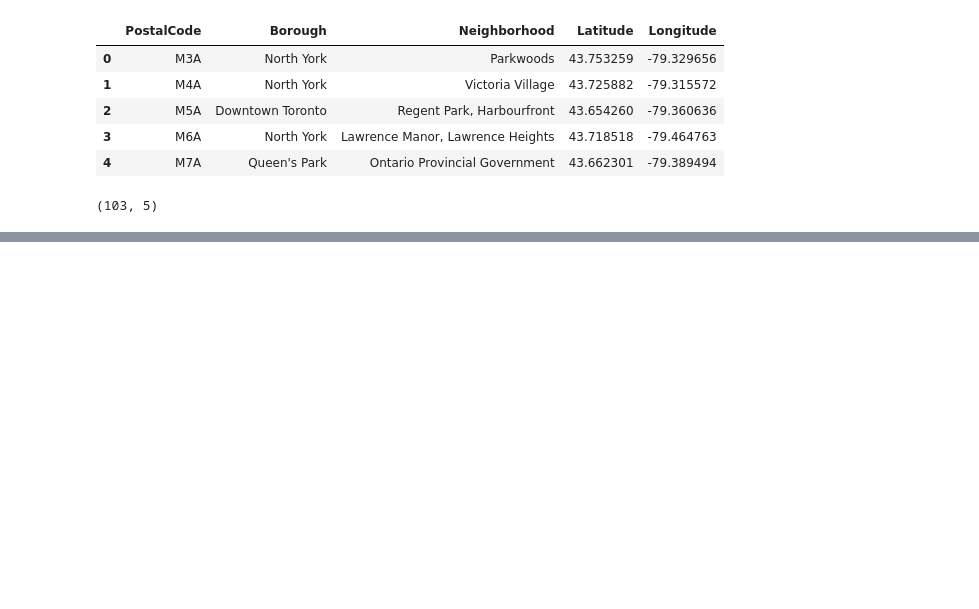
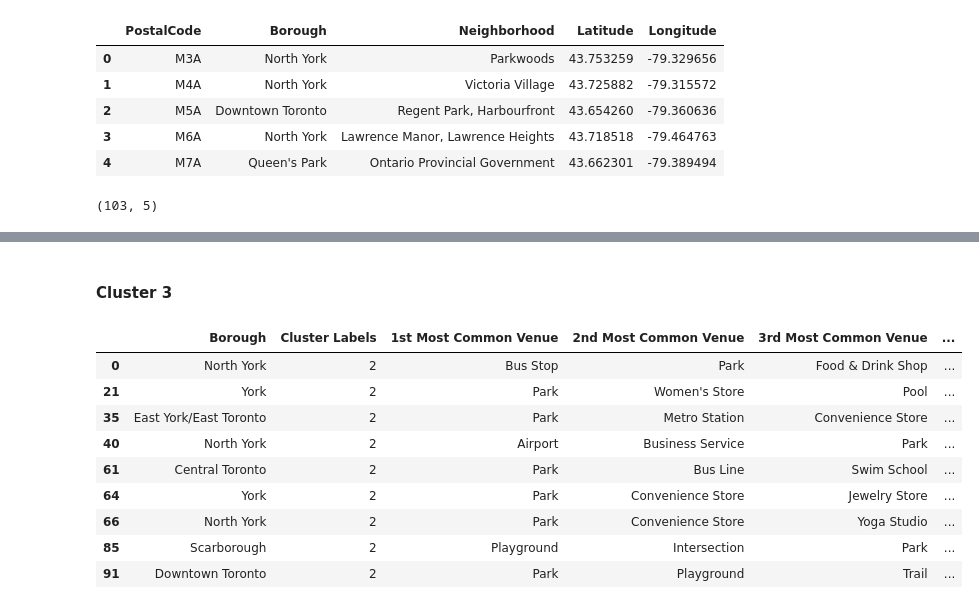
Before and after one commit to XinyaXu2332/Applied-Data-Science-Capstone, a Jupyter notebook: Neighborhoods_in_Toronto.ipynb, the cells around one changed output, grey strips where cells are left out. Cells and saved outputs as stored; diff of their text form; code cells hidden in the pictures; blank space fills up the shorter version.

```diff
--- a/Neighborhoods_in_Toronto.ipynb
+++ b/Neighborhoods_in_Toronto.ipynb
@@ -103,0 +409,15 @@ df_final.shape
+# %% [markdown]
+#### Cluster 3
+# %%
+toronto_merged.loc[toronto_merged['Cluster Labels'] == 2, toronto_merged.columns[[1] + list(range(5, toronto_merged.shape[1]))]]
+# %% [output]
+|  | Borough | Cluster Labels | 1st Most Common Venue | 2nd Most Common Venue | 3rd Most Common Venue | ... |
+| 0 | North York | 2 | Bus Stop | Park | Food & Drink Shop | ... |
+| 21 | York | 2 | Park | Women's Store | Pool | ... |
+| 35 | East York/East Toronto | 2 | Park | Metro Station | Convenience Store | ... |
+| 40 | North York | 2 | Airport | Business Service | Park | ... |
+| 61 | Central Toronto | 2 | Park | Bus Line | Swim School | ... |
+| 64 | York | 2 | Park | Convenience Store | Jewelry Store | ... |
+| 66 | North York | 2 | Park | Convenience Store | Yoga Studio | ... |
+| 85 | Scarborough | 2 | Playground | Intersection | Park | ... |
+| 91 | Downtown Toronto | 2 | Park | Playground | Trail | ... |
```
Also changed, not shown: parts of 33 cells of this notebook.
